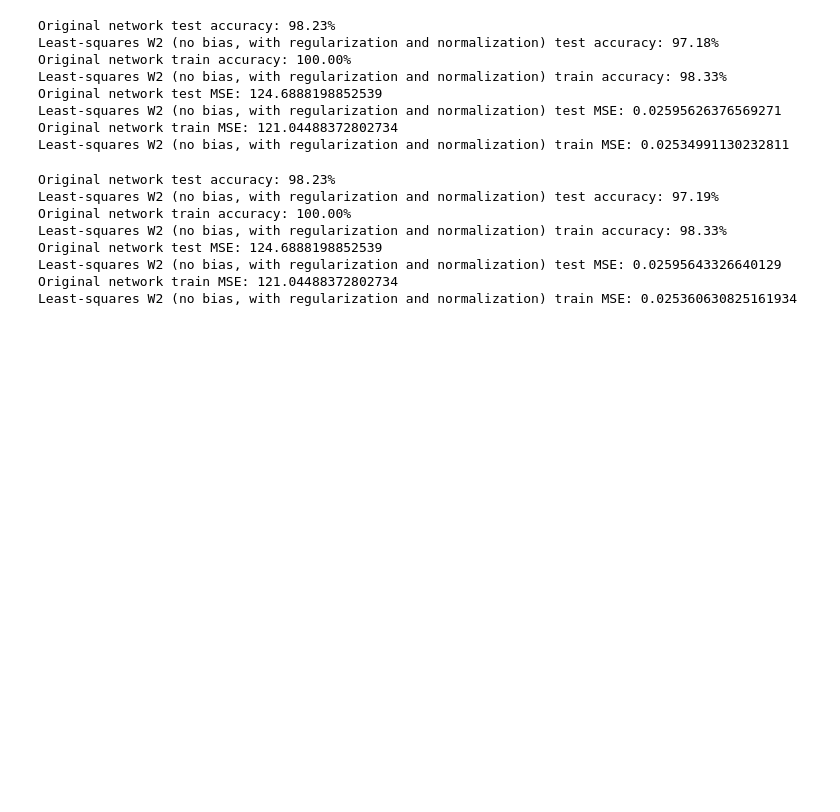
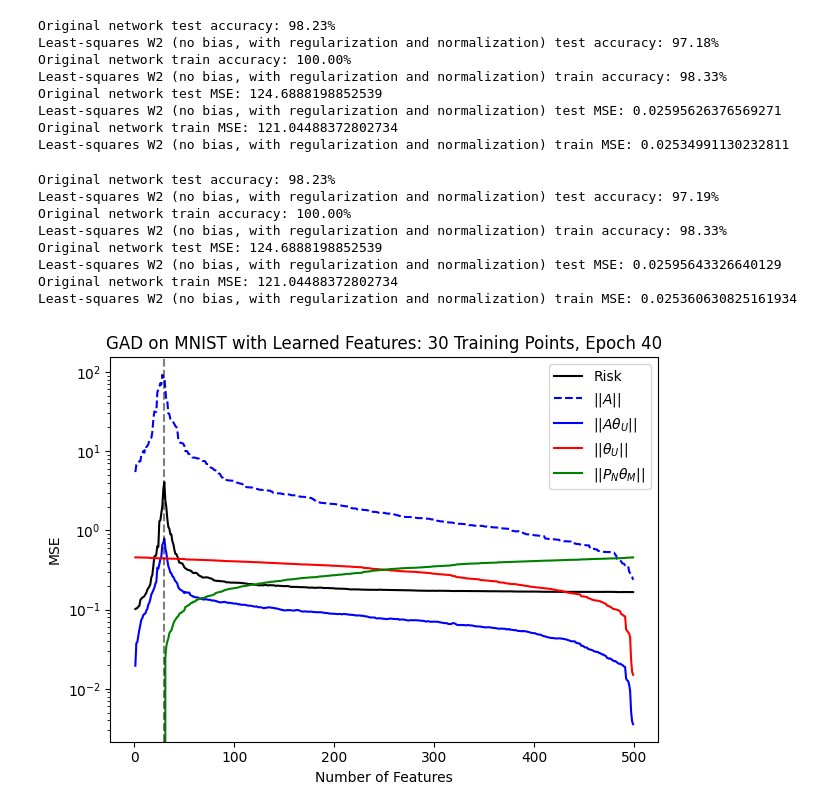
Before and after one commit to quinn-oveson/GAD, a Jupyter notebook: ck/ck_descent.ipynb, the cells around one changed output. Cells and saved outputs as stored; diff of their text form; code cells hidden in the pictures; blank space fills up the shorter version.

```diff
--- a/ck/ck_descent.ipynb
+++ b/ck/ck_descent.ipynb
@@ -350,3 +350,10 @@ Original network test MSE: 124.6888198852539
 Least-squares W2 (no bias, with regularization and normalization) test MSE: 0.02595643326640129
 Original network train MSE: 121.04488372802734
 Least-squares W2 (no bias, with regularization and normalization) train MSE: 0.025360630825161934
+# %%
+epoch_index = 39
+epoch_1_phi = big_matrices[epoch_index]
+M = (epoch_1_phi - epoch_1_phi.mean(dim=0)) / epoch_1_phi.std(dim=0)
+M = M.detach().cpu().numpy()
+# %%
+Y_train_onehot = Y_train_onehot.detach().cpu().numpy()
@@ -352,0 +395,17 @@ Least-squares W2 (no bias, with regularization and normalization) train MSE: 0.0
+# %%
+plt.semilogy(np.arange(1, m), risk, label='Risk', color="black")
+plt.semilogy(np.arange(1, m), norm_A, label=r"$|| A ||$", color="blue", linestyle='--')
+plt.semilogy(np.arange(1, m), norm_A_theta_u, label=r"$|| A \theta_U||$", color="blue")
+plt.semilogy(np.arange(1, m), norm_theta_U, label=r"$||\theta_U||$", color="red")
+plt.semilogy(np.arange(1, m), norm_PN_theta, label=r"||$P_N \theta_M$||", color="green")
+
+plt.title(f"GAD on MNIST with Learned Features: {N} Training Points, Epoch {epoch_index + 1}")
+plt.xlabel("Number of Features")
+plt.ylabel("MSE")
+plt.axvline([N], color='black', linestyle='--', alpha=0.5)
+plt.legend()
+plt.tight_layout()
+plt.savefig(f'./mnist_plots/LargeModel_GAD_{N}points_epoch{epoch_index}.jpg')
+plt.show()
+# %% [output]
+[figure, added]
```
Also changed, not shown: parts of 1 cell of this notebook, 12 other files.
